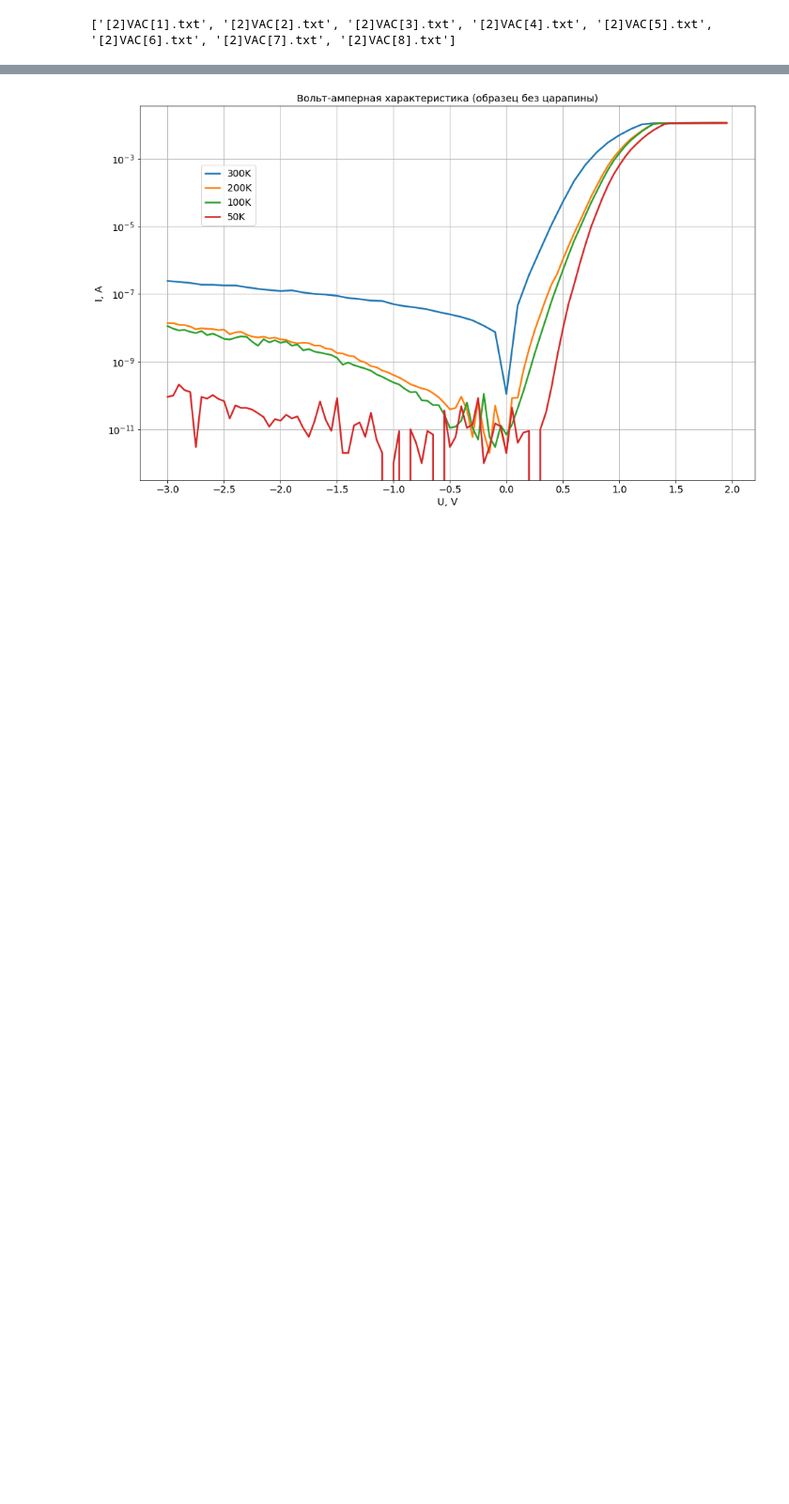
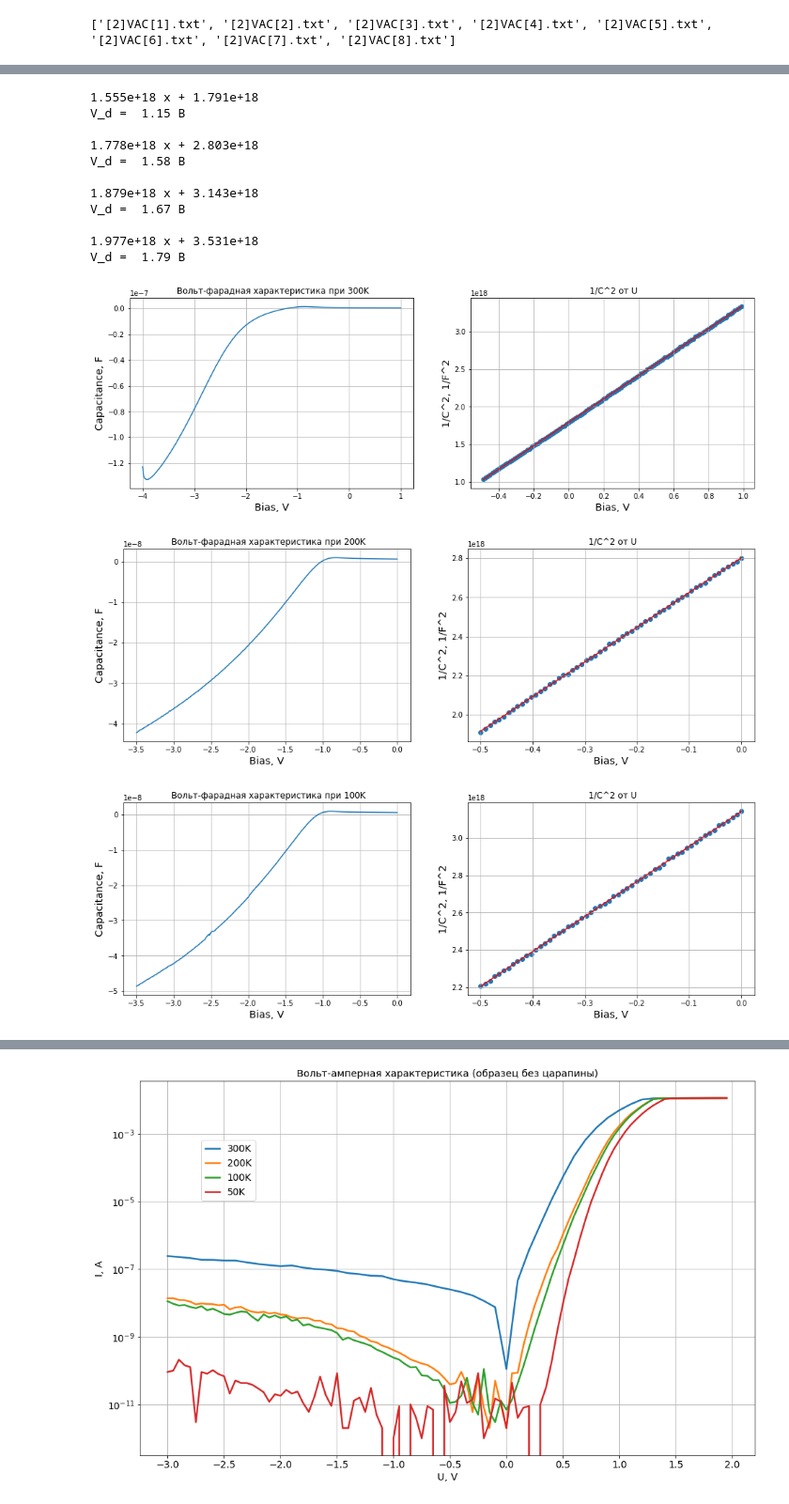
Before and after one commit to agonyal/GaN, a Jupyter notebook: Sample 2/Measurements-23.03/Measurements_2303.ipynb, the cells around one changed output, grey strips where cells are left out. Shown at 94% size. Drawn from its saved outputs; the diff is of its cells as text; code cells hidden in the pictures; blank space fills up the shorter version.

```diff
--- a/Sample 2/Measurements-23.03/Measurements_2303.ipynb
+++ b/Sample 2/Measurements-23.03/Measurements_2303.ipynb
@@ -94,0 +260,20 @@ def cv_plot(list):
+# %%
+cv_char_plot(cap_100K300, -0.5, 1, 300, '100k')
+cv_char_plot(cap_100K200, -0.5, 1, 200, '100k')
+cv_char_plot(cap_100K100, -0.5, 2, 100, '100k')
+cv_char_plot(cap_100K50, -0.5, 1.2, 50, '100k')
+# %% [output]
+1.555e+18 x + 1.791e+18
+V_d =  1.15 B
+
+1.778e+18 x + 2.803e+18
+V_d =  1.58 B
+
+1.879e+18 x + 3.143e+18
+V_d =  1.67 B
+
+1.977e+18 x + 3.531e+18
+V_d =  1.79 B
+[figure, added]
+[figure, added]
+[figure, added]
```
Also changed, not shown: parts of 35 cells of this notebook.
